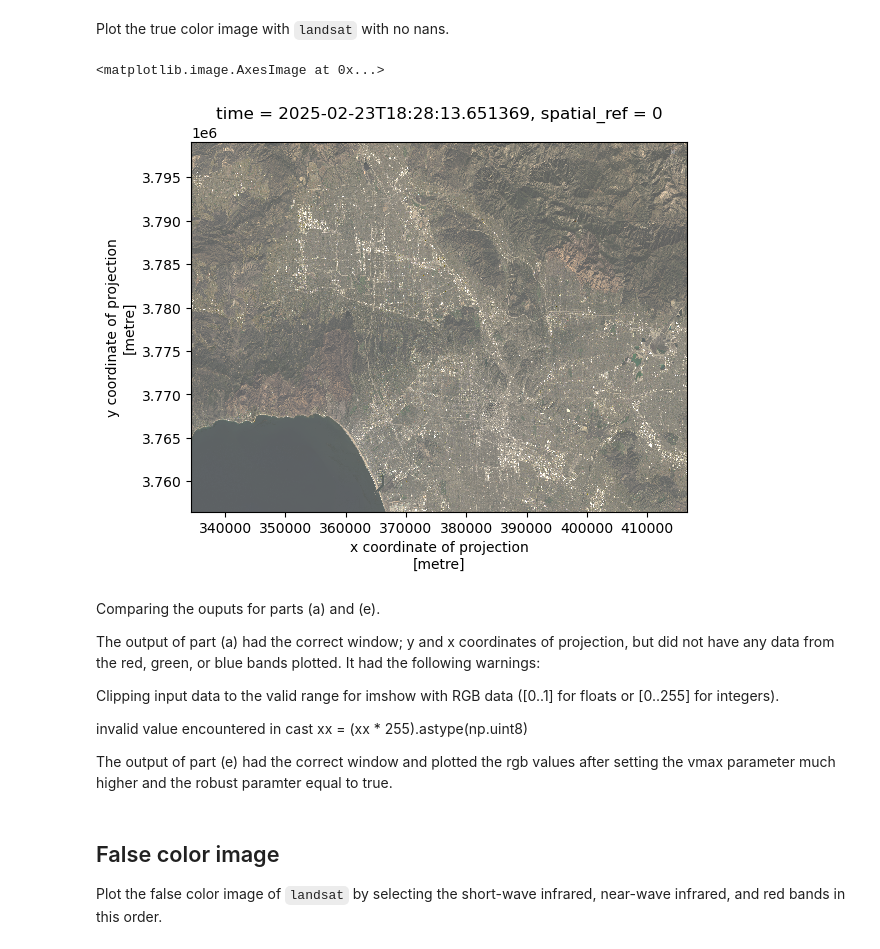
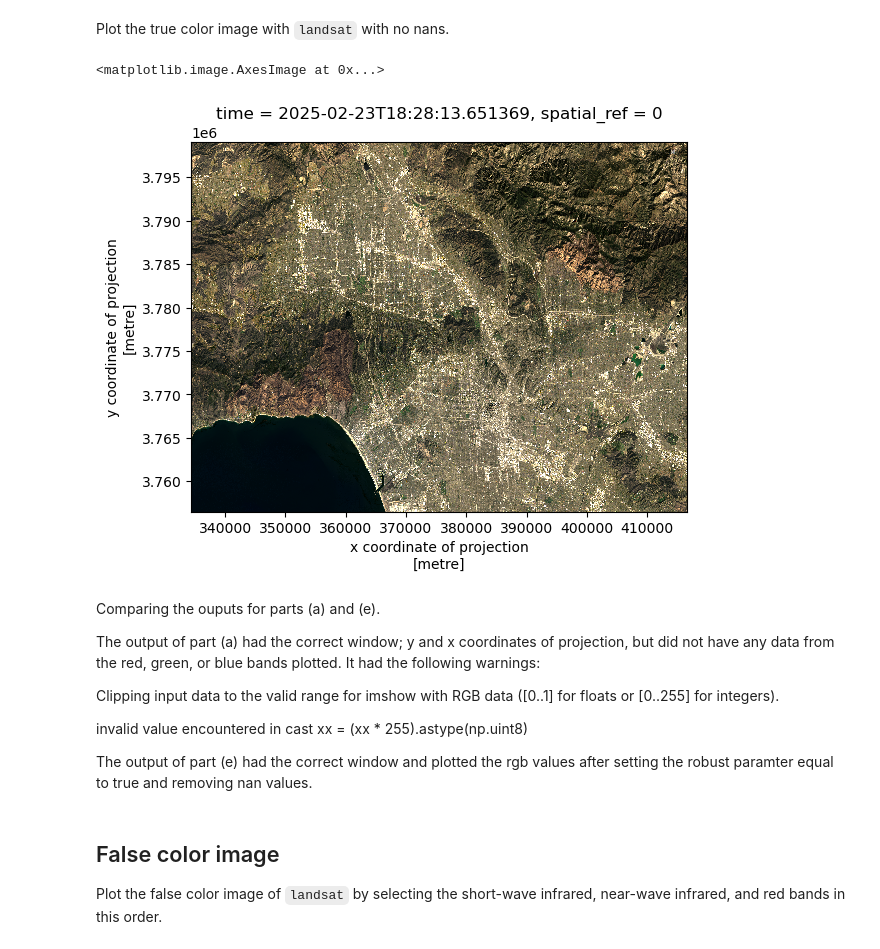
Before and after one commit to sandovaljoaquin/eds220-hwk4, a Jupyter notebook: hwk4-task2-false-color-SANDOVAL.ipynb, the cells around one changed output. Cells and saved outputs as stored; diff of their text form; code cells hidden in the pictures.

```diff
--- a/hwk4-task2-false-color-SANDOVAL.ipynb
+++ b/hwk4-task2-false-color-SANDOVAL.ipynb
@@ -218,12 +216,10 @@ landsat['green'] = landsat['green'].fillna(0)
 landsat['blue'] = landsat['blue'].fillna(0)
 # %%
 # Plot new true color image without warnings
-landsat[['red','green','blue']].to_array().plot.imshow(vmin = 0,
-                                                       vmax = 20000,
-                                                       robust = True)
+landsat[['red','green','blue']].to_array().plot.imshow(robust = True)
 # %% [output]
 <matplotlib.image.AxesImage at 0x...>
-[figure, old version]
+[figure, new version]
 # %% [markdown]
  Comparing the ouputs for parts (a) and (e).
 
@@ -233,7 +229,7 @@ Clipping input data to the valid range for imshow with RGB data ([0..1] for floa
 
 invalid value encountered in cast xx = (xx * 255).astype(np.uint8)
 
-The output of part (e) had the correct window and plotted the rgb values after setting the vmax parameter much higher and the robust paramter equal to true.
+The output of part (e) had the correct window and plotted the rgb values after setting the robust paramter equal to true and removing nan values.
 # %% [markdown]
 ##  False color image
 
```
Also changed, not shown: parts of 2 cells of this notebook.
